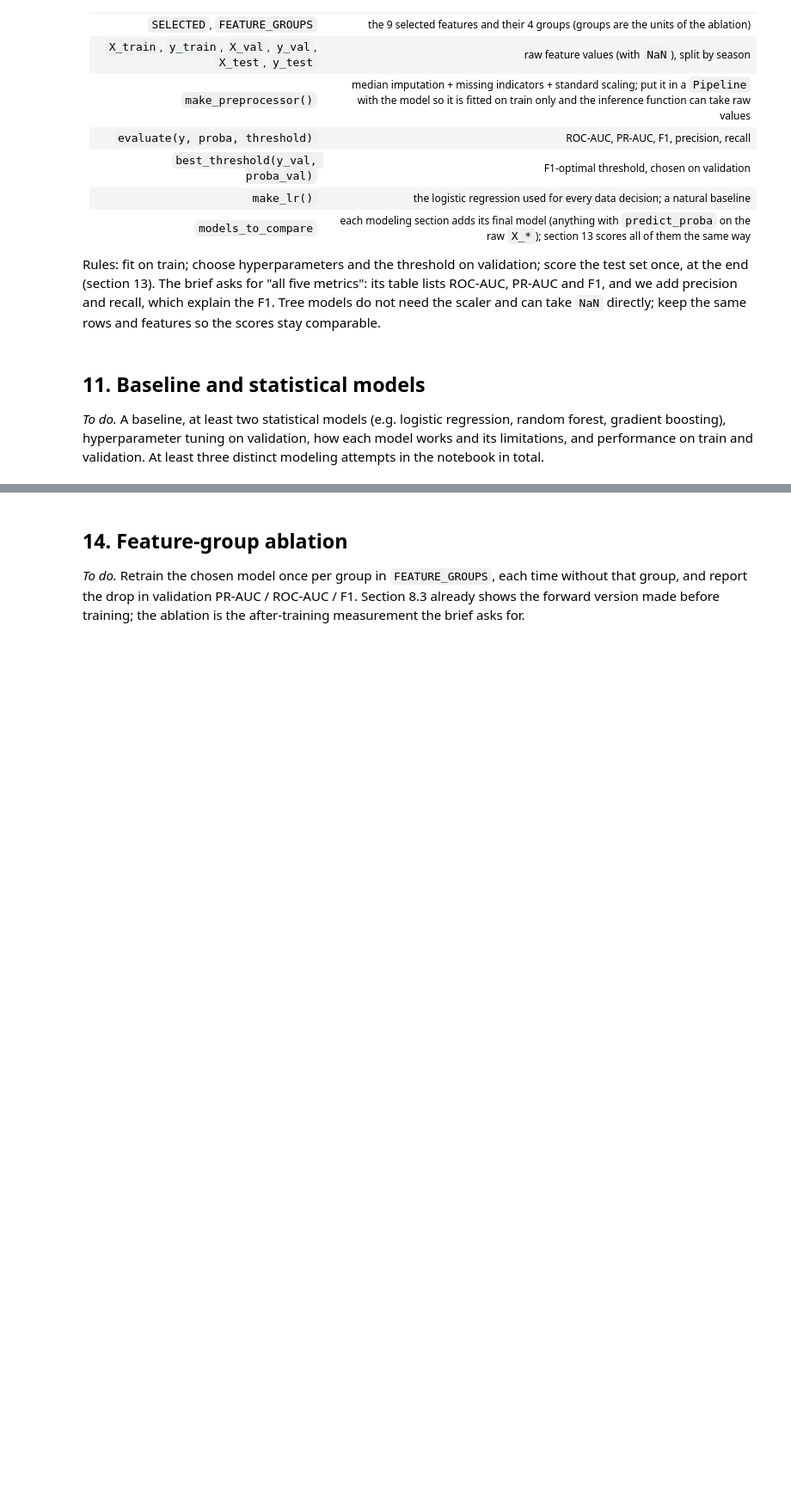
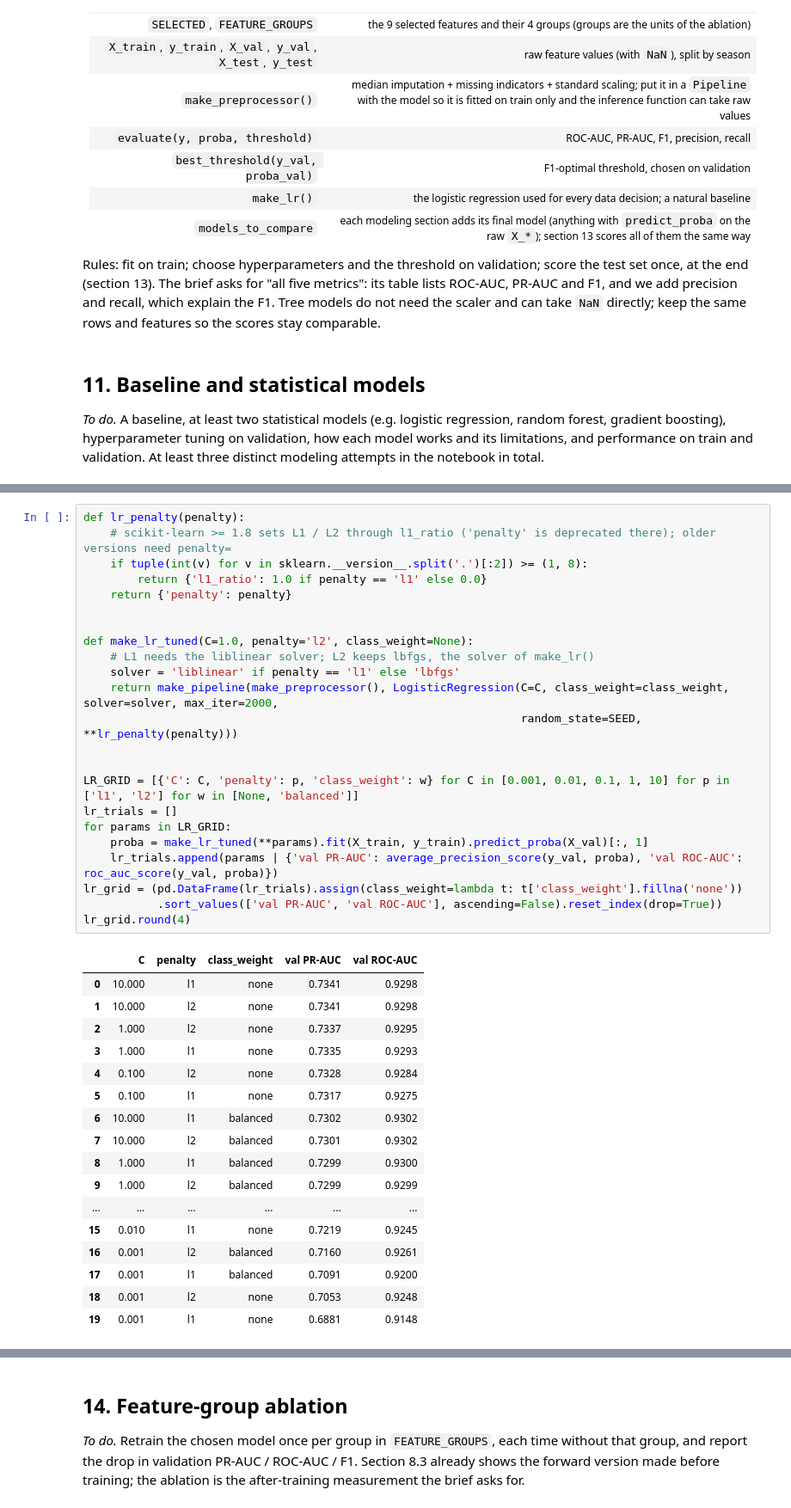
Before and after one commit to HamadaTamer/AI-Tools-Lab-F1-Project, a Jupyter notebook: F1_podium_prediction.ipynb, the cells around one changed output, grey strips where cells are left out. Shown at 86% size. Cells and saved outputs as stored; diff of their text form; blank space fills up the shorter version.

```diff
--- a/F1_podium_prediction.ipynb
+++ b/F1_podium_prediction.ipynb
@@ -2612,0 +2648,41 @@ Rules: fit on train; choose hyperparameters and the threshold on validation; sco
+# %%
+def lr_penalty(penalty):
+    # scikit-learn >= 1.8 sets L1 / L2 through l1_ratio ('penalty' is deprecated there); older versions need penalty=
+    if tuple(int(v) for v in sklearn.__version__.split('.')[:2]) >= (1, 8):
+        return {'l1_ratio': 1.0 if penalty == 'l1' else 0.0}
+    return {'penalty': penalty}
+
+
+def make_lr_tuned(C=1.0, penalty='l2', class_weight=None):
+    # L1 needs the liblinear solver; L2 keeps lbfgs, the solver of make_lr()
+    solver = 'liblinear' if penalty == 'l1' else 'lbfgs'
+    return make_pipeline(make_preprocessor(), LogisticRegression(C=C, class_weight=class_weight, solver=solver, max_iter=2000,
+                                                                 random_state=SEED, **lr_penalty(penalty)))
+
+
+LR_GRID = [{'C': C, 'penalty': p, 'class_weight': w} for C in [0.001, 0.01, 0.1, 1, 10] for p in ['l1', 'l2'] for w in [None, 'balanced']]
+lr_trials = []
+for params in LR_GRID:
+    proba = make_lr_tuned(**params).fit(X_train, y_train).predict_proba(X_val)[:, 1]
+    lr_trials.append(params | {'val PR-AUC': average_precision_score(y_val, proba), 'val ROC-AUC': roc_auc_score(y_val, proba)})
+lr_grid = (pd.DataFrame(lr_trials).assign(class_weight=lambda t: t['class_weight'].fillna('none'))
+           .sort_values(['val PR-AUC', 'val ROC-AUC'], ascending=False).reset_index(drop=True))
+lr_grid.round(4)
+# %% [output]
+|  | C | penalty | class_weight | val PR-AUC | val ROC-AUC |
+| 0 | 10.000 | l1 | none | 0.7341 | 0.9298 |
+| 1 | 10.000 | l2 | none | 0.7341 | 0.9298 |
+| 2 | 1.000 | l2 | none | 0.7337 | 0.9295 |
+| 3 | 1.000 | l1 | none | 0.7335 | 0.9293 |
+| 4 | 0.100 | l2 | none | 0.7328 | 0.9284 |
+| 5 | 0.100 | l1 | none | 0.7317 | 0.9275 |
+| 6 | 10.000 | l1 | balanced | 0.7302 | 0.9302 |
+| 7 | 10.000 | l2 | balanced | 0.7301 | 0.9302 |
+| 8 | 1.000 | l1 | balanced | 0.7299 | 0.9300 |
+| 9 | 1.000 | l2 | balanced | 0.7299 | 0.9299 |
+| ... | ... | ... | ... | ... | ... |
+| 15 | 0.010 | l1 | none | 0.7219 | 0.9245 |
+| 16 | 0.001 | l2 | balanced | 0.7160 | 0.9261 |
+| 17 | 0.001 | l1 | balanced | 0.7091 | 0.9200 |
+| 18 | 0.001 | l2 | none | 0.7053 | 0.9248 |
+| 19 | 0.001 | l1 | none | 0.6881 | 0.9148 |
```
Also changed, not shown: parts of 30 cells of this notebook, 4 other files.
